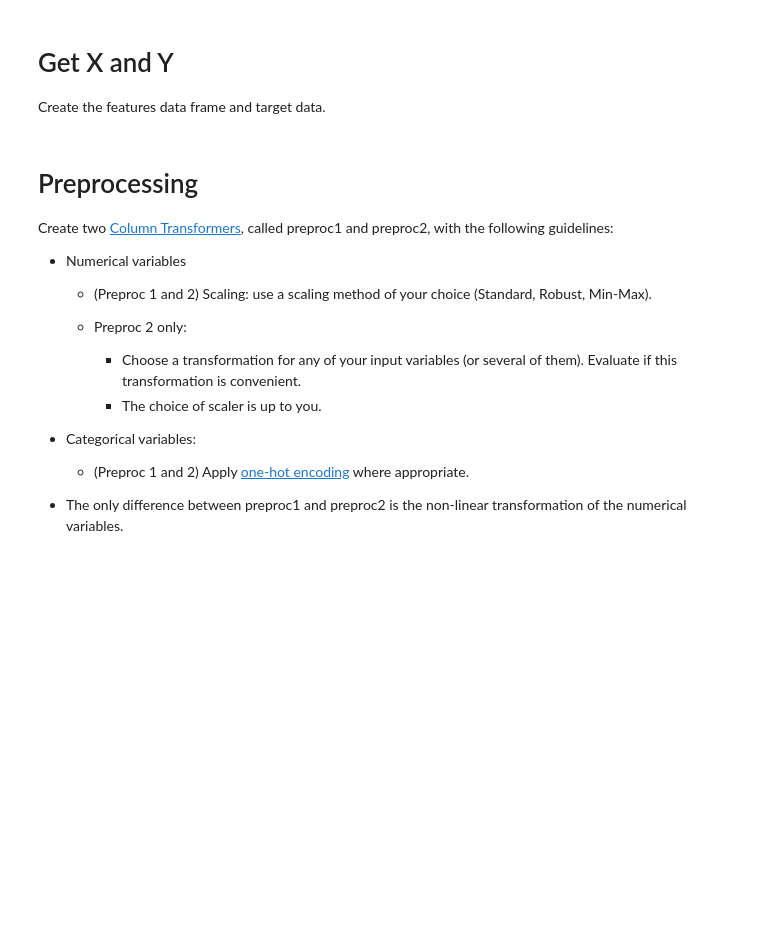
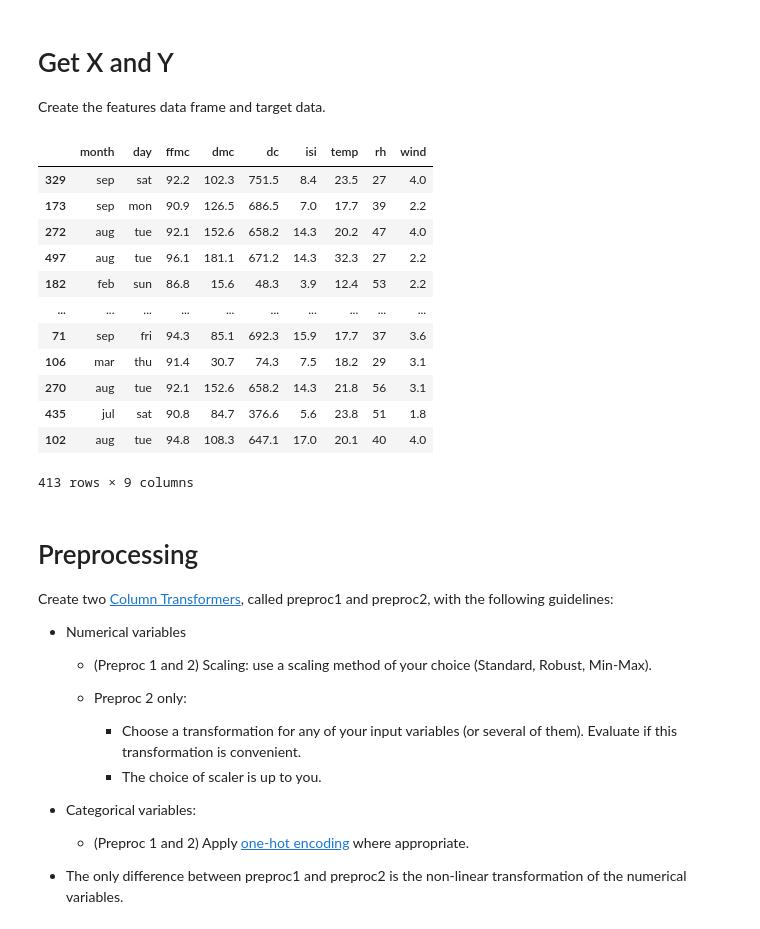
Before and after one commit to jcpeinado/production, a Jupyter notebook: 02_activities/assignments/assignment_2.ipynb, the cells around one changed output. Saved outputs shown, nothing was run; the diff lists cells and outputs as text; code cells hidden in the pictures; blank space fills up the shorter version.

```diff
--- a/02_activities/assignments/assignment_2.ipynb
+++ b/02_activities/assignments/assignment_2.ipynb
@@ -154,7 +155,7 @@ categorical_variable = ['month', 'day']
 #numeric_ns_variable = ['coord_x', 'coord_y']
 # %%
 #All features = X (predictors)
-feature_df = fires_dt.drop(columns="area")
+feature_df = fires_dt.drop(columns=["area","rain",'coord_x','coord_y'])
 
 #Target data = y (response)
 target_df = fires_dt['area']
@@ -179,6 +180,22 @@ Y = np.log1p(Y)
 
 
 X_train, X_test, y_train, y_test = train_test_split(X, Y, test_size = 0.2, random_state = 42)
+# %%
+X_train
+# %% [output]
+|  | month | day | ffmc | dmc | dc | isi | temp | rh | wind |
+| 329 | sep | sat | 92.2 | 102.3 | 751.5 | 8.4 | 23.5 | 27 | 4.0 |
+| 173 | sep | mon | 90.9 | 126.5 | 686.5 | 7.0 | 17.7 | 39 | 2.2 |
+| 272 | aug | tue | 92.1 | 152.6 | 658.2 | 14.3 | 20.2 | 47 | 4.0 |
+| 497 | aug | tue | 96.1 | 181.1 | 671.2 | 14.3 | 32.3 | 27 | 2.2 |
+| 182 | feb | sun | 86.8 | 15.6 | 48.3 | 3.9 | 12.4 | 53 | 2.2 |
+| ... | ... | ... | ... | ... | ... | ... | ... | ... | ... |
+| 71 | sep | fri | 94.3 | 85.1 | 692.3 | 15.9 | 17.7 | 37 | 3.6 |
+| 106 | mar | thu | 91.4 | 30.7 | 74.3 | 7.5 | 18.2 | 29 | 3.1 |
+| 270 | aug | tue | 92.1 | 152.6 | 658.2 | 14.3 | 21.8 | 56 | 3.1 |
+| 435 | jul | sat | 90.8 | 84.7 | 376.6 | 5.6 | 23.8 | 51 | 1.8 |
+| 102 | aug | tue | 94.8 | 108.3 | 647.1 | 17.0 | 20.1 | 40 | 4.0 |
+413 rows × 9 columns
 # %% [markdown]
 # Preprocessing
 
```
Also changed, not shown: parts of 11 cells of this notebook.
